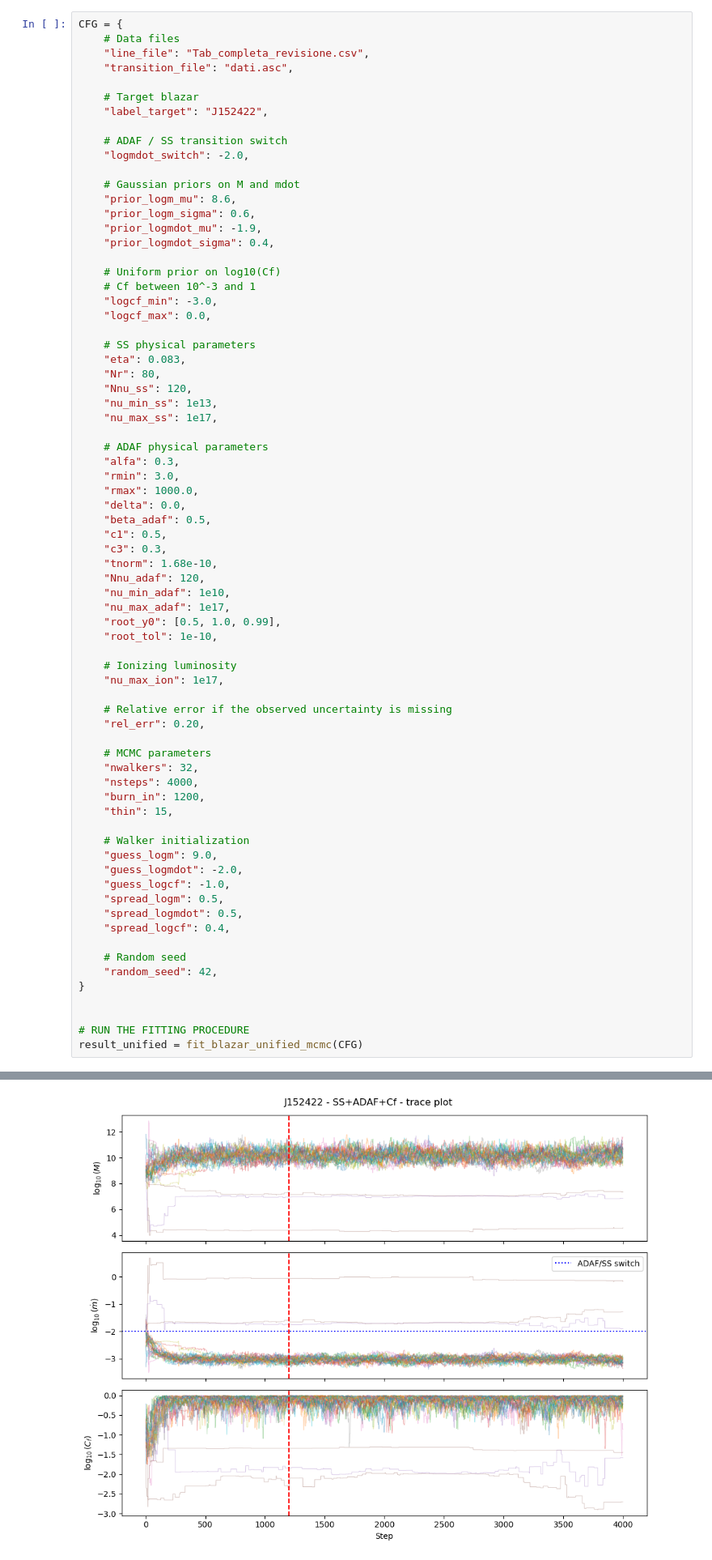
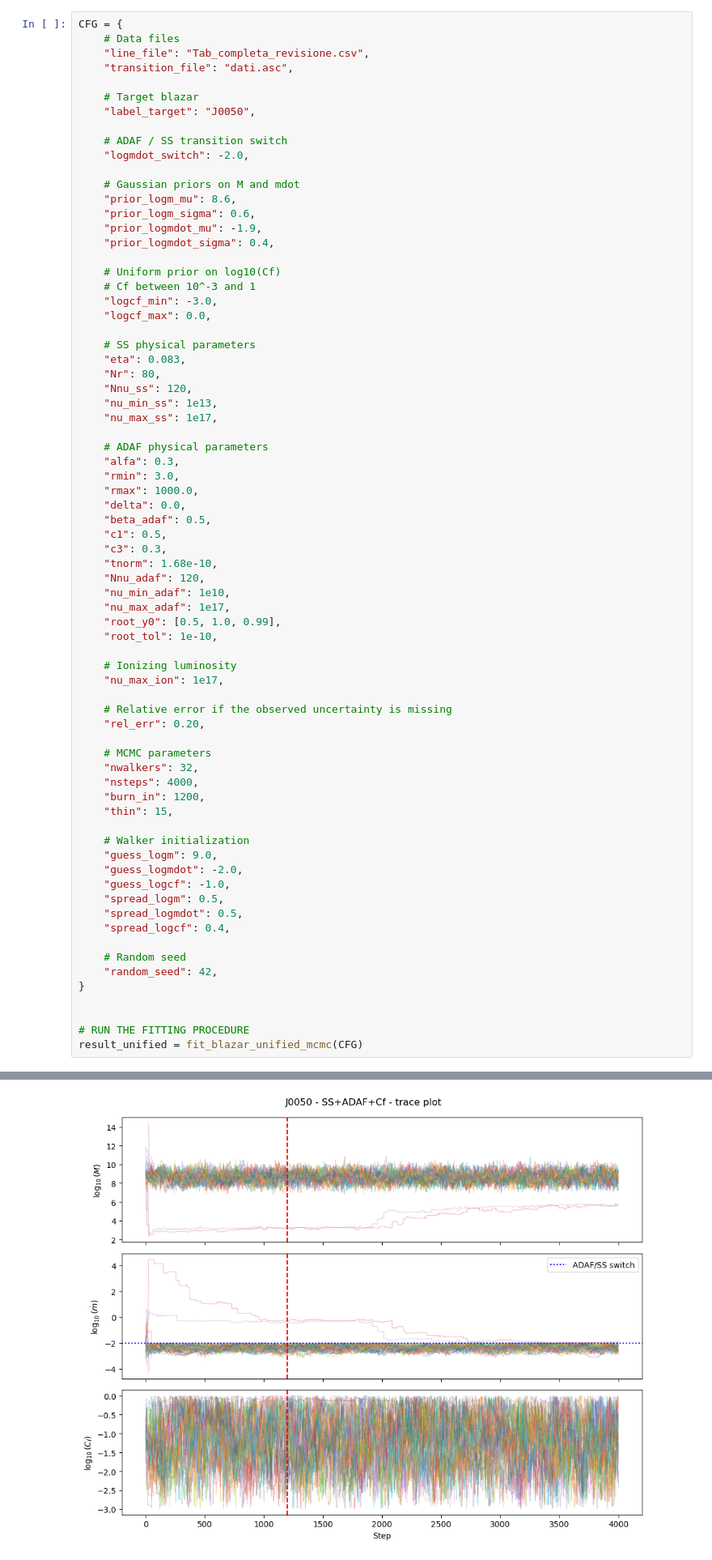
Before and after one commit to maddaba/Programmi_per_tesi, a Jupyter notebook: MCMC_3paramliberi.ipynb, the cells around one changed output, grey strips where cells are left out. Shown at 81% size. Cells and saved outputs as stored; diff of their text form.

```diff
--- a/MCMC_3paramliberi.ipynb
+++ b/MCMC_3paramliberi.ipynb
@@ -1052,7 +1052,7 @@ CFG = {
     "transition_file": "dati.asc",
 
     # Target blazar
-    "label_target": "J152422",
+    "label_target": "J0050",
 
     # ADAF / SS transition switch
     "logmdot_switch": -2.0,
@@ -1144 +1145 @@ tau: [106.35273283 130.03382563 106.45330139]
-[figure, old version]
+[figure, new version]
```
Also changed, not shown: parts of 1 cell of this notebook.
